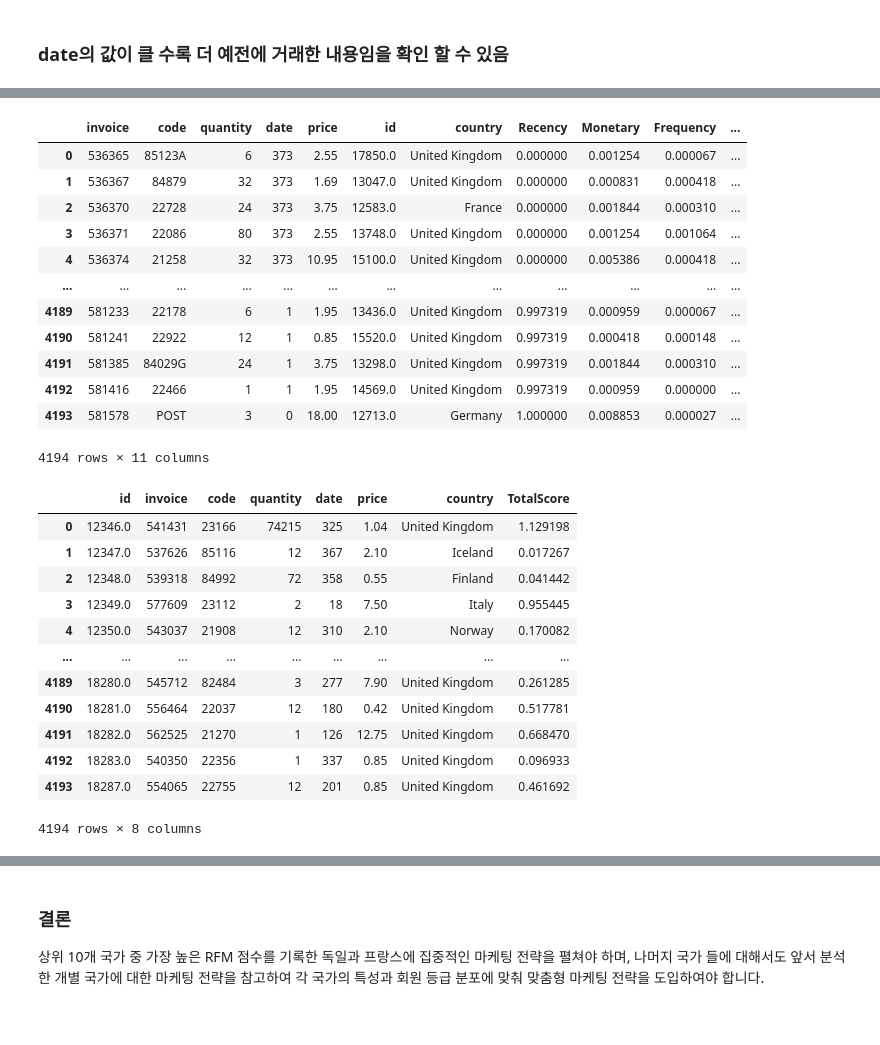
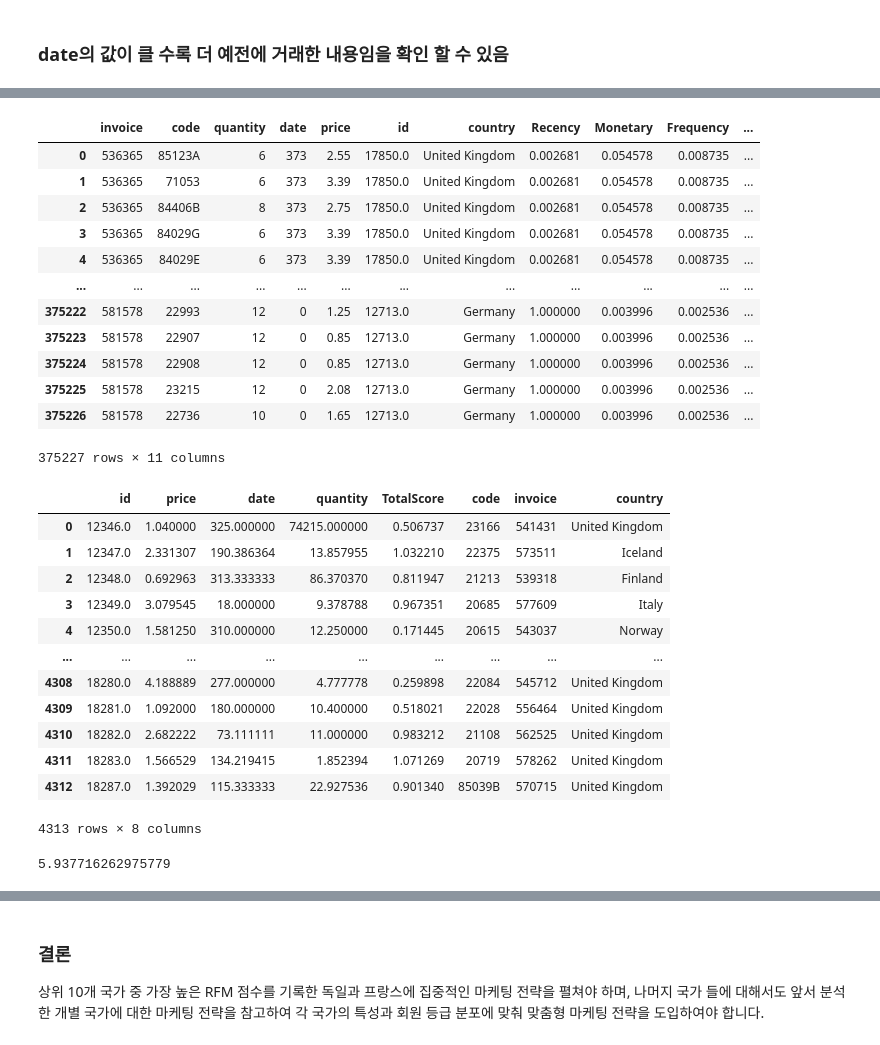
Before and after one commit to dosel70/data-analysis, a Jupyter notebook: d_rfm/c_RFM_presentation_task.ipynb, the cells around one changed output, grey strips where cells are left out. Cells and saved outputs as stored; diff of their text form; code cells hidden in the pictures.

```diff
--- a/d_rfm/c_RFM_presentation_task.ipynb
+++ b/d_rfm/c_RFM_presentation_task.ipynb
@@ -140,5 +140,6 @@ co_df.duplicated().sum()
 5270
 # %%
 # 고객 ID 정보의 수는 매우 많고, 중복된 부분도 많기 때문에 우선 중복된 고객 정보를 지우고 하나로 초기화 하였습니다.
-co_df = co_df.drop_duplicates(subset=['id'])
-co_df['id'].value_counts()
+# co_df = co_df.drop_duplicates(subset=['id'])
+# co_df['id'].value_counts()
+# 확인해보니 고객 id는 중복이 많지만, code, invoice code 등 고유하게 작용하는 특성들은 서로 다르기 때문에 지우지 않기로했습니다.
@@ -230,3 +227,5 @@ co_df
 # %%
-co_df[co_df['price'] > upper_bound] # 우선 이상치는 제거 하지 않기로 함 (데이터 보존을 위해)
-# 후에 문제가 생기면 이상치를 제거 할 계획
+co_df[co_df['price'] > upper_bound] # 이상치 검사 (최대범위보다 큰 경우)
+
+# 이상치 제거
+co_df = co_df[co_df['price'] <= upper_bound]
@@ -447,34 +442,51 @@ co_rfm_df = pd.merge(co_df, rfm, on='id')
 co_rfm_df
 # %% [output]
 |  | invoice | code | quantity | date | price | id | country | Recency | Monetary | Frequency | ... |
-| 0 | 536365 | 85123A | 6 | 373 | 2.55 | 17850.0 | United Kingdom | 0.000000 | 0.001254 | 0.000067 | ... |
-| 1 | 536367 | 84879 | 32 | 373 | 1.69 | 13047.0 | United Kingdom | 0.000000 | 0.000831 | 0.000418 | ... |
-| 2 | 536370 | 22728 | 24 | 373 | 3.75 | 12583.0 | France | 0.000000 | 0.001844 | 0.000310 | ... |
-| 3 | 536371 | 22086 | 80 | 373 | 2.55 | 13748.0 | United Kingdom | 0.000000 | 0.001254 | 0.001064 | ... |
-| 4 | 536374 | 21258 | 32 | 373 | 10.95 | 15100.0 | United Kingdom | 0.000000 | 0.005386 | 0.000418 | ... |
+| 0 | 536365 | 85123A | 6 | 373 | 2.55 | 17850.0 | United Kingdom | 0.002681 | 0.054578 | 0.008735 | ... |
+| 1 | 536365 | 71053 | 6 | 373 | 3.39 | 17850.0 | United Kingdom | 0.002681 | 0.054578 | 0.008735 | ... |
+| 2 | 536365 | 84406B | 8 | 373 | 2.75 | 17850.0 | United Kingdom | 0.002681 | 0.054578 | 0.008735 | ... |
+| 3 | 536365 | 84029G | 6 | 373 | 3.39 | 17850.0 | United Kingdom | 0.002681 | 0.054578 | 0.008735 | ... |
+| 4 | 536365 | 84029E | 6 | 373 | 3.39 | 17850.0 | United Kingdom | 0.002681 | 0.054578 | 0.008735 | ... |
 | ... | ... | ... | ... | ... | ... | ... | ... | ... | ... | ... | ... |
-| 4189 | 581233 | 22178 | 6 | 1 | 1.95 | 13436.0 | United Kingdom | 0.997319 | 0.000959 | 0.000067 | ... |
-| 4190 | 581241 | 22922 | 12 | 1 | 0.85 | 15520.0 | United Kingdom | 0.997319 | 0.000418 | 0.000148 | ... |
-| 4191 | 581385 | 84029G | 24 | 1 | 3.75 | 13298.0 | United Kingdom | 0.997319 | 0.001844 | 0.000310 | ... |
-| 4192 | 581416 | 22466 | 1 | 1 | 1.95 | 14569.0 | United Kingdom | 0.997319 | 0.000959 | 0.000000 | ... |
-| 4193 | 581578 | POST | 3 | 0 | 18.00 | 12713.0 | Germany | 1.000000 | 0.008853 | 0.000027 | ... |
+| 375222 | 581578 | 22993 | 12 | 0 | 1.25 | 12713.0 | Germany | 1.000000 | 0.003996 | 0.002536 | ... |
+| 375223 | 581578 | 22907 | 12 | 0 | 0.85 | 12713.0 | Germany | 1.000000 | 0.003996 | 0.002536 | ... |
+| 375224 | 581578 | 22908 | 12 | 0 | 0.85 | 12713.0 | Germany | 1.000000 | 0.003996 | 0.002536 | ... |
+| 375225 | 581578 | 23215 | 12 | 0 | 2.08 | 12713.0 | Germany | 1.000000 | 0.003996 | 0.002536 | ... |
+| 375226 | 581578 | 22736 | 10 | 0 | 1.65 | 12713.0 | Germany | 1.000000 | 0.003996 | 0.002536 | ... |
-4194 rows × 11 columns
+375227 rows × 11 columns
 # %%
-real_df = co_rfm_df.groupby('id')[['invoice','code','quantity','date','price','country','TotalScore']].first().reset_index()
+# 'price', 'date', 'quantity', 'TotalScore' 열에 대해서는 평균(mean)을 구하며
+# 'code', 'invoice', 'country' 열에 대해서는 최빈값(mode)을 구합니다.
+# 최빈값은 각 그룹 내에서 가장 자주 등장하는 값을 의미한다.
+real_df = co_rfm_df.groupby('id').apply(lambda x: pd.Series({
+    'price': x['price'].mean(),
+    'date': x['date'].mean(),
+    'quantity': x['quantity'].mean(),
+    'TotalScore' : x['TotalScore'].mean(),
+    'code': x['code'].mode()[0],  # 최빈값을 구하기 위해 mode 함수 사용
+    'invoice': x['invoice'].mode()[0],
+    'country' : x['country'].mode()[0]
+})).reset_index()
+
 display(real_df)
 # %% [output]
-|  | id | invoice | code | quantity | date | price | country | TotalScore |
-| 0 | 12346.0 | 541431 | 23166 | 74215 | 325 | 1.04 | United Kingdom | 1.129198 |
-| 1 | 12347.0 | 537626 | 85116 | 12 | 367 | 2.10 | Iceland | 0.017267 |
-| 2 | 12348.0 | 539318 | 84992 | 72 | 358 | 0.55 | Finland | 0.041442 |
-| 3 | 12349.0 | 577609 | 23112 | 2 | 18 | 7.50 | Italy | 0.955445 |
-| 4 | 12350.0 | 543037 | 21908 | 12 | 310 | 2.10 | Norway | 0.170082 |
+|  | id | price | date | quantity | TotalScore | code | invoice | country |
+| 0 | 12346.0 | 1.040000 | 325.000000 | 74215.000000 | 0.506737 | 23166 | 541431 | United Kingdom |
+| 1 | 12347.0 | 2.331307 | 190.386364 | 13.857955 | 1.032210 | 22375 | 573511 | Iceland |
+| 2 | 12348.0 | 0.692963 | 313.333333 | 86.370370 | 0.811947 | 21213 | 539318 | Finland |
+| 3 | 12349.0 | 3.079545 | 18.000000 | 9.378788 | 0.967351 | 20685 | 577609 | Italy |
+| 4 | 12350.0 | 1.581250 | 310.000000 | 12.250000 | 0.171445 | 20615 | 543037 | Norway |
 | ... | ... | ... | ... | ... | ... | ... | ... | ... |
-| 4189 | 18280.0 | 545712 | 82484 | 3 | 277 | 7.90 | United Kingdom | 0.261285 |
-| 4190 | 18281.0 | 556464 | 22037 | 12 | 180 | 0.42 | United Kingdom | 0.517781 |
-| 4191 | 18282.0 | 562525 | 21270 | 1 | 126 | 12.75 | United Kingdom | 0.668470 |
-| 4192 | 18283.0 | 540350 | 22356 | 1 | 337 | 0.85 | United Kingdom | 0.096933 |
-| 4193 | 18287.0 | 554065 | 22755 | 12 | 201 | 0.85 | United Kingdom | 0.461692 |
+| 4308 | 18280.0 | 4.188889 | 277.000000 | 4.777778 | 0.259898 | 22084 | 545712 | United Kingdom |
+| 4309 | 18281.0 | 1.092000 | 180.000000 | 10.400000 | 0.518021 | 22028 | 556464 | United Kingdom |
+| 4310 | 18282.0 | 2.682222 | 73.111111 | 11.000000 | 0.983212 | 21108 | 562525 | United Kingdom |
+| 4311 | 18283.0 | 1.566529 | 134.219415 | 1.852394 | 1.071269 | 20719 | 578262 | United Kingdom |
+| 4312 | 18287.0 | 1.392029 | 115.333333 | 22.927536 | 0.901340 | 85039B | 570715 | United Kingdom |
-4194 rows × 8 columns
+4313 rows × 8 columns
+# %%
+id_3995_mean_quantity = co_df[co_df['id'] == 17850.0]['quantity'].mean()
+print(id_3995_mean_quantity)
+# %% [output]
+5.937716262975779
 # %%
 # TotalScore의 범위를 정한다.
```
Also changed, not shown: parts of 35 cells of this notebook, 4 other files.
